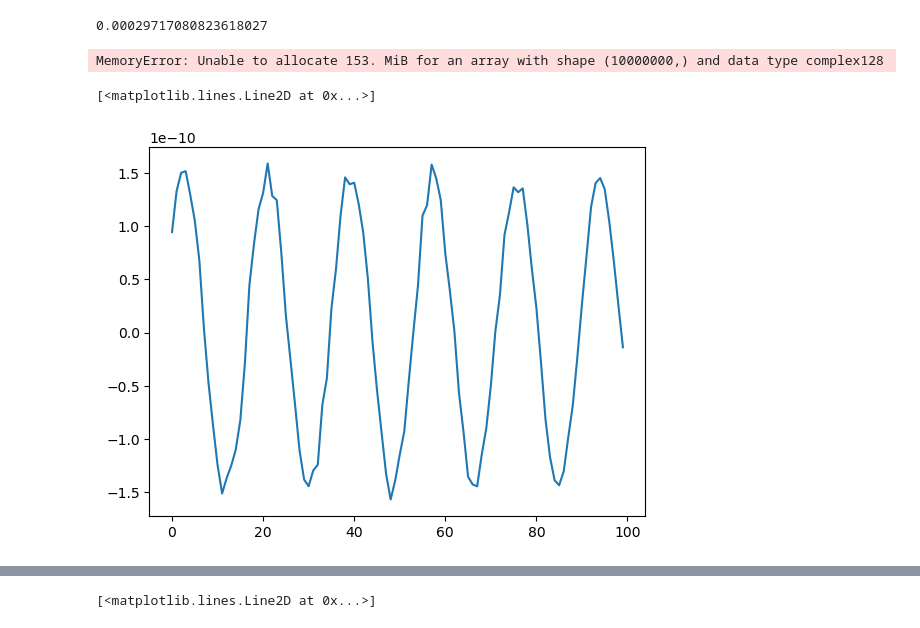
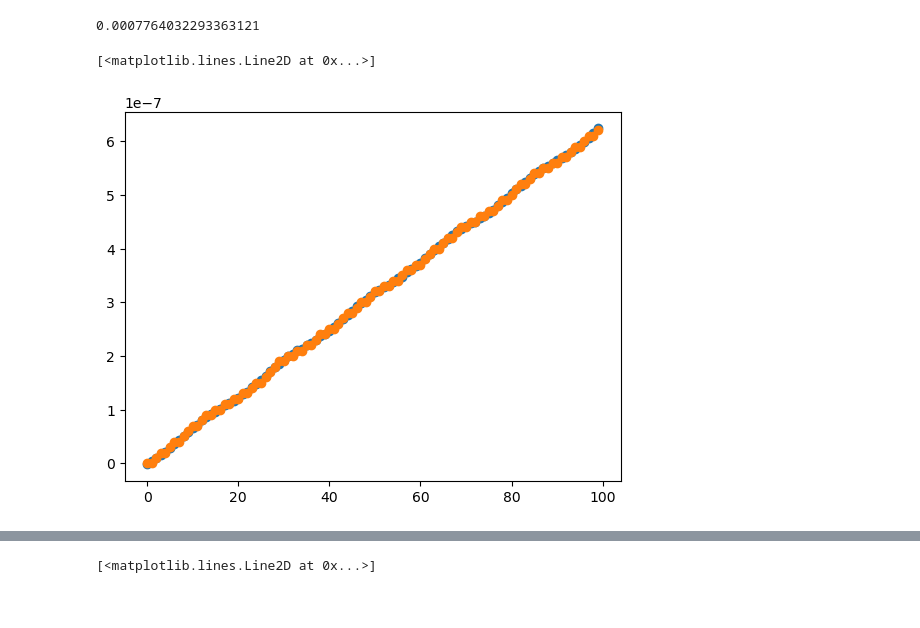
Before and after one commit to tompenny/SIMPLE_impulsesimulations, a Jupyter notebook: Testing - lock-in.ipynb, the cells around one changed output, grey strips where cells are left out. Drawn from its saved outputs; the diff is of its cells as text; code cells hidden in the pictures.

```diff
--- a/Testing - lock-in.ipynb
+++ b/Testing - lock-in.ipynb
@@ -12,7 +12,7 @@ import importlib
 
 w0 = 55000*2*np.pi # Natural frequency of oscillator
 P = 1*10**(-7) # Pressure in mbar
-T = 293 # Environmental temperature
+T = 2000 # Environmental temperature
 R = (0.083)*10**(-6) # Particle Radius
 p = 2200 # Particle Denisty
 dtn = 1*10**(-8) # Timestep
@@ -29,13 +29,13 @@ y = (4/3*np.pi)*(m*v*N*R**2)/(M) # Damping from air
 
 print(y)
 
-Snn = 10**(-28) # Displacement noise
+Snn = 10**(-24) # Displacement noise
 # %% [output]
-0.00029717080823618027
+0.0007764032293363121
 # %%
 maxw = 5*10**5 # 500 kHz is enough to capture all dynamics
-yfb = 10*2*np.pi
-numbins = int(2*5*10**4*100*2*np.pi/yfb)*10 # This is to ensure the particle amplitude decays to thermal levels
+yfb = 1*2*np.pi
+numbins = int(2*5*10**4*100*2*np.pi/yfb)*1 # This is to ensure the particle amplitude decays to thermal levels
 w = np.linspace(0, maxw*2*np.pi, numbins)
 
 # Generate some random number seeds
@@ -44,10 +44,10 @@ random_nums = np.random.uniform(0, 1000000, 3) # These are the seeds we will use
 
 randomlist, randomlist2, randomlist3 = su.generate_random_numbers(random_nums[0:3], Snn, numbins, maxw)
 x = su.generate_displacement(w, w0, y, yfb, M, T, randomlist, randomlist2, randomlist3, np.zeros(numbins))
+x = x+10**(-5)*np.sin(100*2*np.pi*np.linspace(0, 10, 10**7))
-# %% [output]
-MemoryError: Unable to allocate 153. MiB for an array with shape (10000000,) and data type complex128
-# %%
-plt.plot(x[0][:100])
-# %% [output]
-[<matplotlib.lines.Line2D at 0x...>]
-[figure, removed]
+# %%
+plt.plot(x[:100], 'o')
+plt.plot([round(i, 8) for i in x[:100]], 'o')
+# %% [output]
+[<matplotlib.lines.Line2D at 0x...>]
+[figure, added]
```
Also changed, not shown: parts of 9 cells of this notebook, 3 other files.
